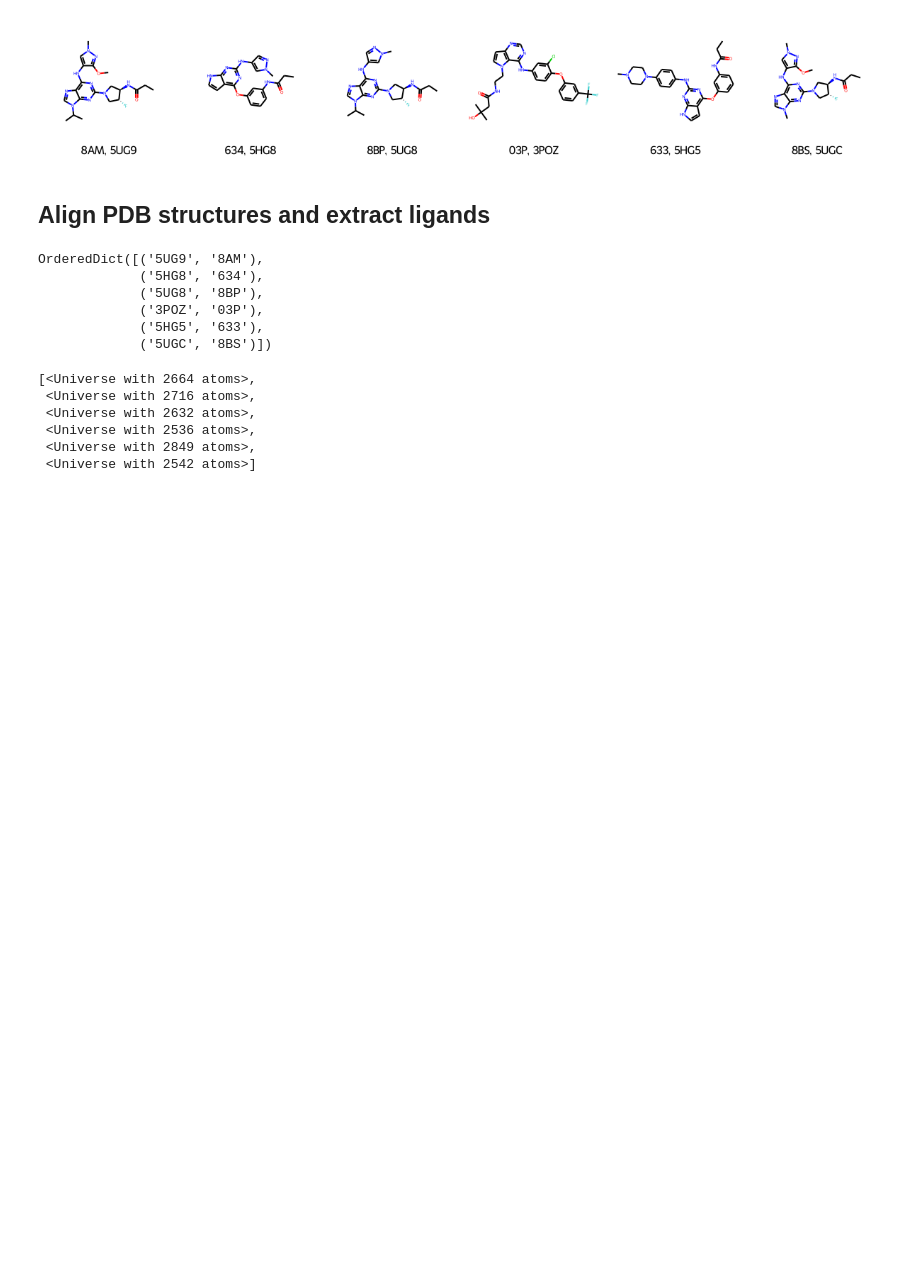
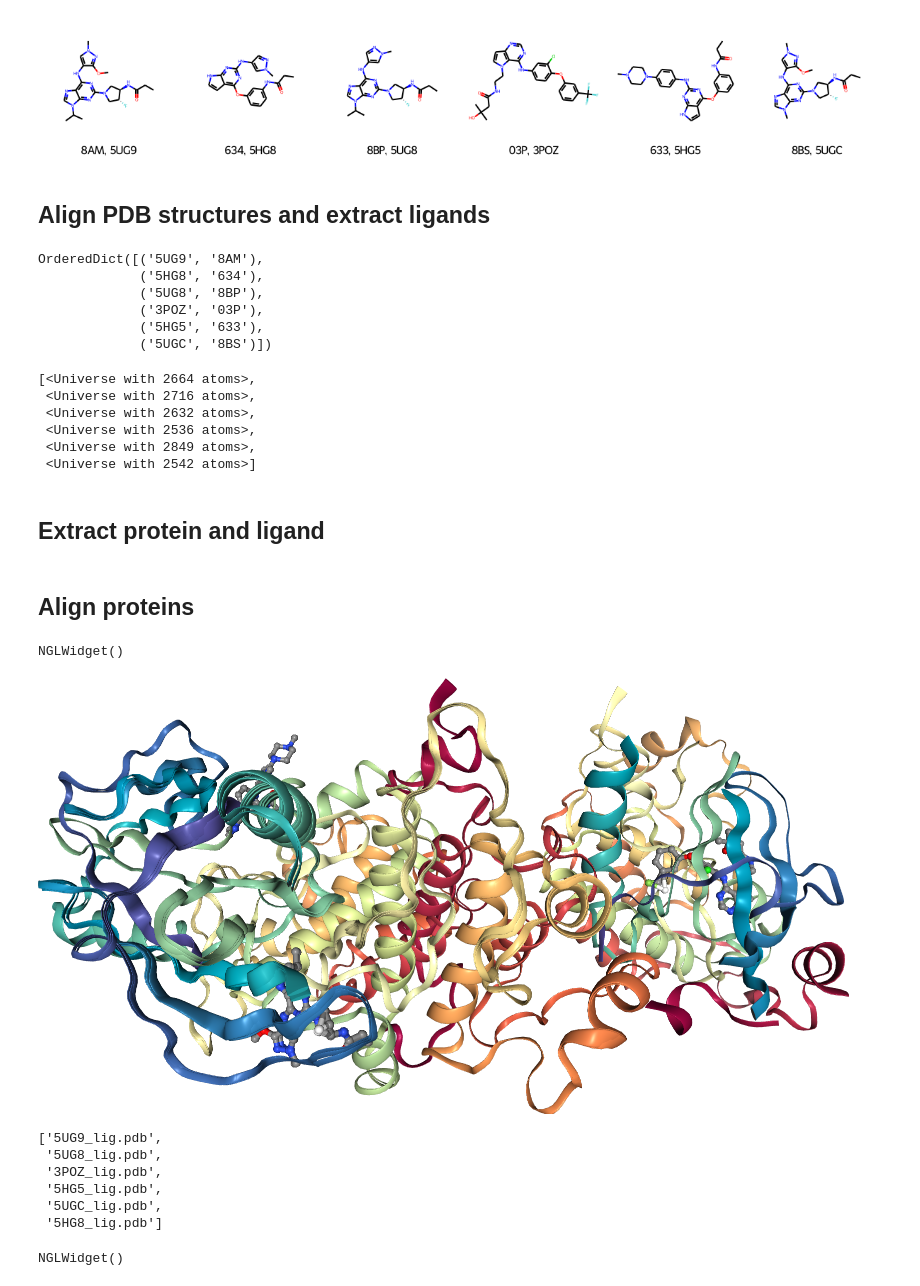
Before and after one commit to MarioChiaparini/PharmacophoresRdkit, a Jupyter notebook: notebooks/query-the-pdb.ipynb, the cells around one changed output. Saved outputs shown, nothing was run; the diff lists cells and outputs as text; code cells hidden in the pictures; blank space fills up the shorter version.

```diff
--- a/notebooks/query-the-pdb.ipynb
+++ b/notebooks/query-the-pdb.ipynb
@@ -306,3 +306,21 @@ structures
  <Universe with 2536 atoms>,
  <Universe with 2849 atoms>,
  <Universe with 2542 atoms>]
+# %% [markdown]
+## Extract protein and ligand
+# %%
+complexes = [
+    Structure.from_atomgroup(structure.select_atoms(f"protein or resname {ligand}"))
+    for structure, ligand in zip(structures, pairs.values())
+]
+for complex_, pdb_id in zip(complexes, pairs.keys()):
+    complex_.write(DATA / f"{pdb_id}.pdb")
+# %% [markdown]
+## Align proteins
+# %%
+view = nglview.NGLWidget()
+for complex_ in complexes:
+    view.add_component(complex_.atoms)
+view
+# %% [output]
+NGLWidget()
@@ -308,0 +329,4 @@ structures
+# %%
+view._display_image()
+# %% [output]
+[figure, added]
@@ -308,0 +363,13 @@ structures
+# %%
+#check the existence of all ligand pdb files
+ligand_files = []
+for file in DATA.glob("*_lig.pdb"):
+    ligand_files.append(file.name)
+ligand_files
+# %% [output]
+['5UG9_lig.pdb',
+ '5UG8_lig.pdb',
+ '3POZ_lig.pdb',
+ '5HG5_lig.pdb',
+ '5UGC_lig.pdb',
+ '5HG8_lig.pdb']
@@ -308,0 +385,4 @@ structures
+# %%
+view
+# %% [output]
+NGLWidget()
```
Also changed, not shown: parts of 8 cells of this notebook.
